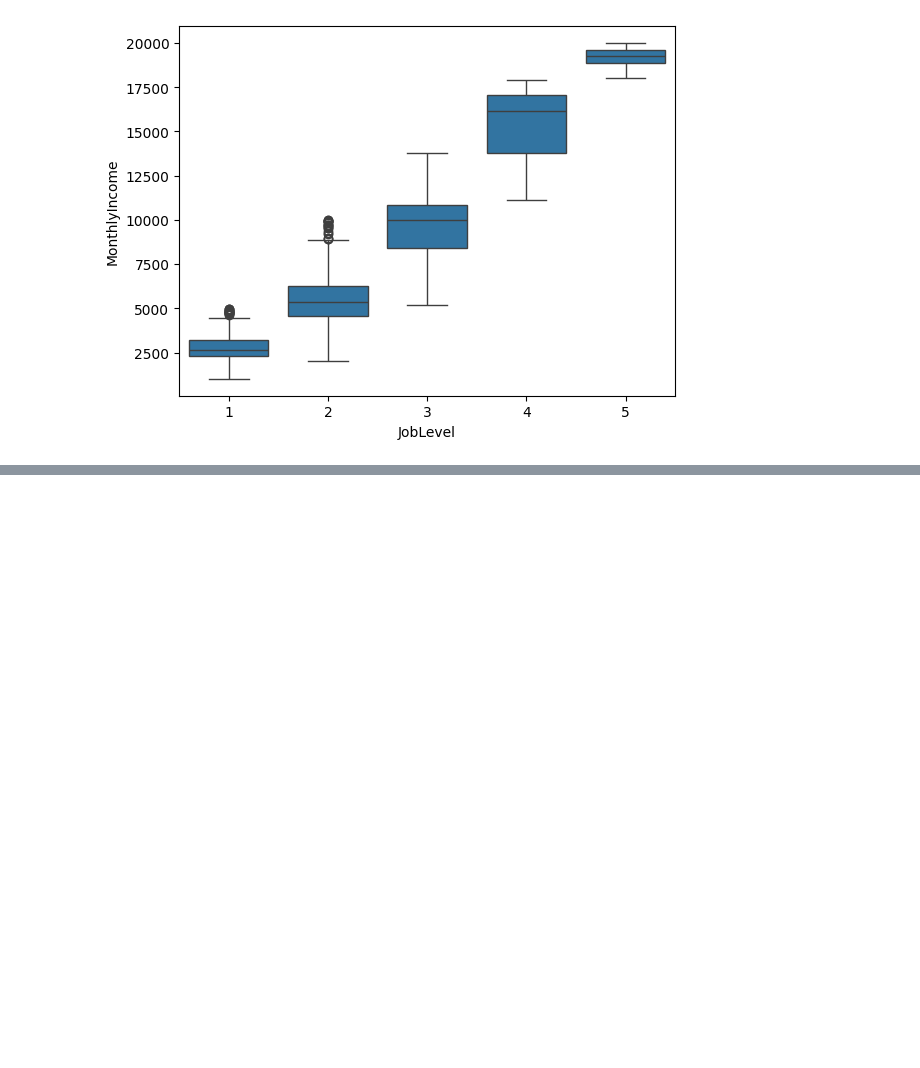
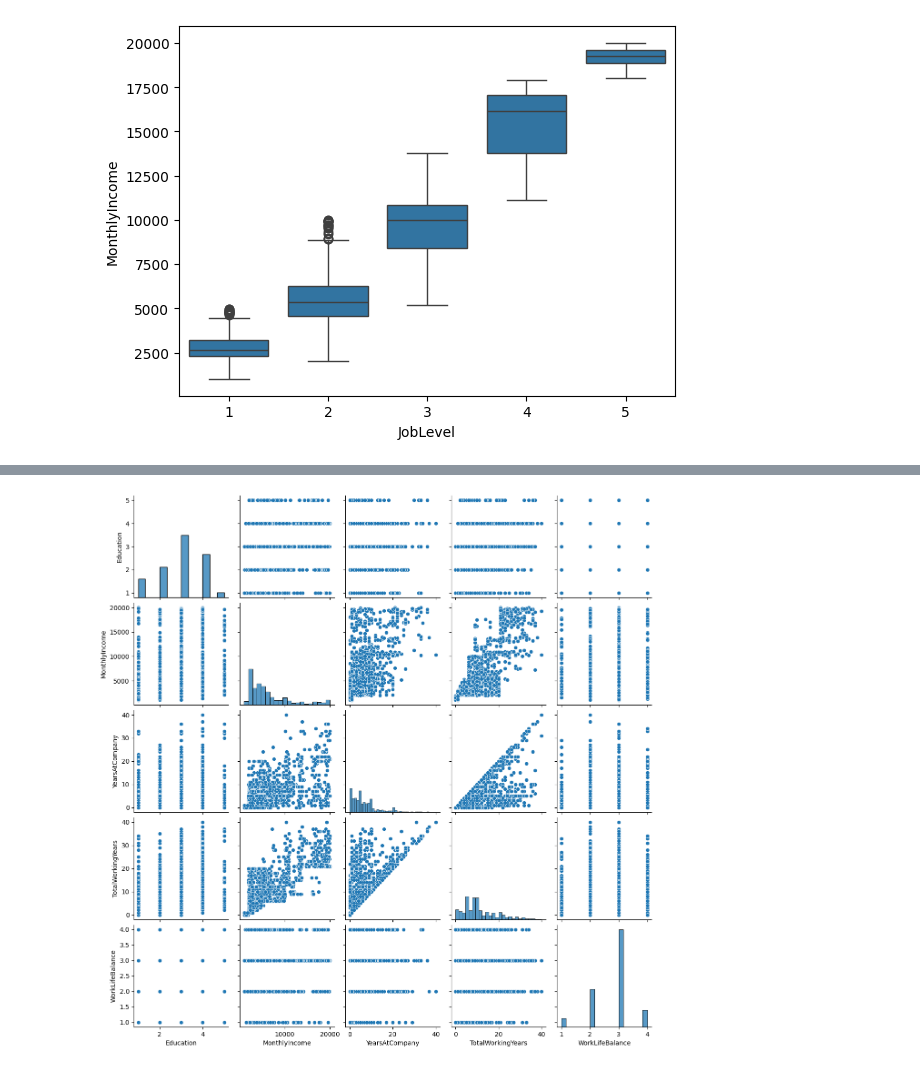
Before and after one commit to greenmna/Data_Science_Portfolio, a Jupyter notebook: Data_Preprocessing/Data-Preprocessing_IBM-Employee-Churn-Dataset.ipynb, the cells around one changed output, grey strips where cells are left out. Drawn from its saved outputs; the diff is of its cells as text; code cells hidden in the pictures; blank space fills up the shorter version.

Commit message:
Provided context for applying feature selection after exploratory data analysis

```diff
--- a/Data_Preprocessing/Data-Preprocessing_IBM-Employee-Churn-Dataset.ipynb
+++ b/Data_Preprocessing/Data-Preprocessing_IBM-Employee-Churn-Dataset.ipynb
@@ -300,0 +314,12 @@ sns.boxplot(data=raw_data, x='JobLevel', y='MonthlyIncome')
+# %%
+# We'll ignore some continous features (e.g. EmployeeNumber) that likely have no relevance
+continuous_data = raw_data[['Age', 'DailyRate', 'DistanceFromHome', 'Education', 'EnvironmentSatisfaction',
+                            'HourlyRate', 'JobInvolvement', 'JobLevel', 'JobSatisfaction', 'MonthlyIncome',
+                            'MonthlyRate', 'NumCompaniesWorked', 'PercentSalaryHike','PerformanceRating', 'RelationshipSatisfaction',
+                            'StockOptionLevel', 'TotalWorkingYears', 'TrainingTimesLastYear', 'WorkLifeBalance',
+                            'YearsAtCompany', 'YearsInCurrentRole', 'YearsSinceLastPromotion', 'YearsWithCurrManager']]
+
+sns.pairplot(data=continuous_data[['Education', 'MonthlyIncome', 'YearsAtCompany', 'TotalWorkingYears', 'WorkLifeBalance']])
+plt.show()
+# %% [output]
+[figure, added]
```
Also changed, not shown: parts of 5 cells of this notebook.
